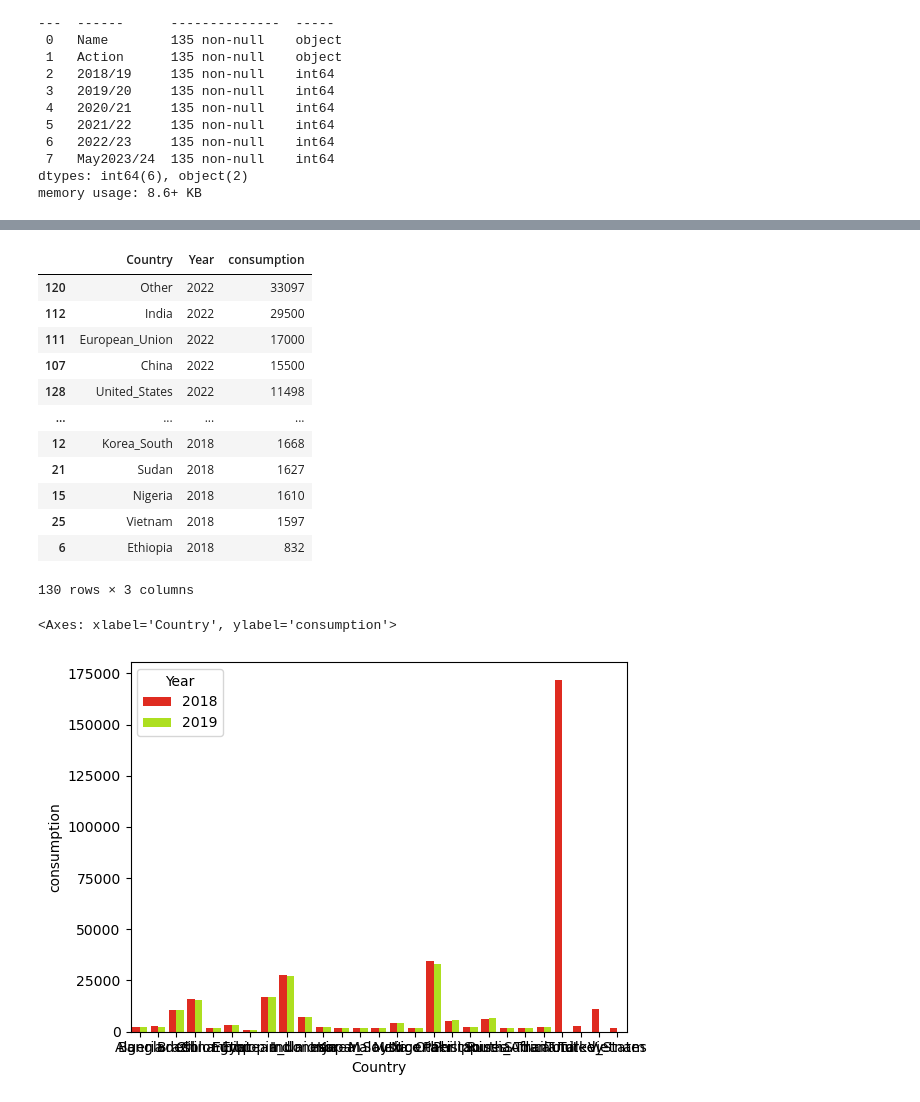
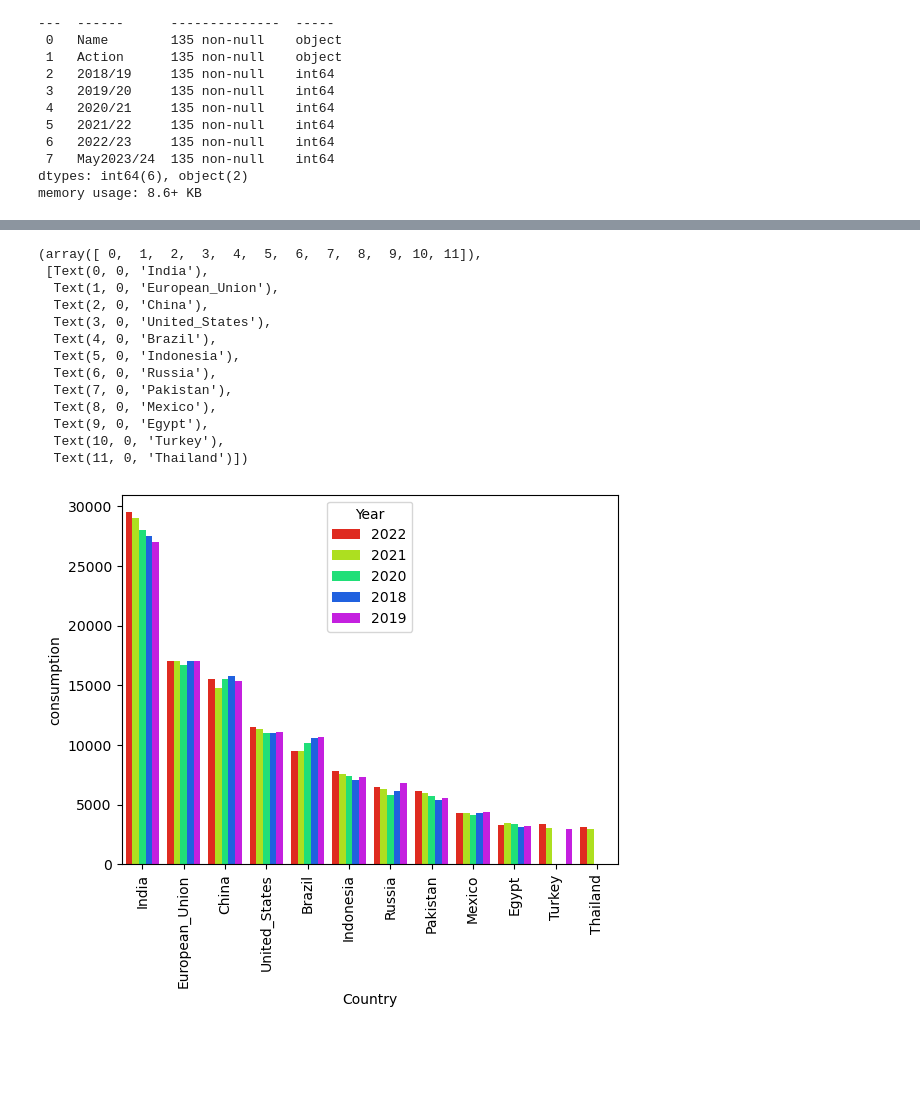
Before and after one commit to NajibAdan/world_sugar, a Jupyter notebook: eda.ipynb, the cells around one changed output, grey strips where cells are left out. Drawn from its saved outputs; the diff is of its cells as text; code cells hidden in the pictures; blank space fills up the shorter version.

```diff
--- a/eda.ipynb
+++ b/eda.ipynb
@@ -42,7 +42,7 @@ df.columns = ['Country','Action','2018','2019','2020','2021','2022']
 for action in action_list:
     temp_df = df[df['Action'] == action].copy()
     temp_df.drop('Action',inplace=True,axis=1)
-    temp_df = temp_df[(temp_df['Country']!='Total' ) and (df['Country']!='Other')]
+    temp_df = temp_df[(temp_df['Country']!='Total' ) & (df['Country']!='Other')]
     dummy_df.append(temp_df.melt(id_vars='Country',var_name='Year',value_name=action).reset_index(drop=True))
 consump_df, end_df, export_df, import_df, prod_df = dummy_df
 consump_df
@@ -51,22 +63,21 @@ ValueError: The truth value of a Series is ambiguous. Use a.empty, a.bool(), a.i
 # %%
-consump_df.sort_values(['Year','consumption'],ascending=False)
+consump_df = consump_df.sort_values(['consumption','Year'],ascending=[False,True])
+consump_df_2022 = consump_df[consump_df['Year']=='2022']
-# %% [output]
-|  | Country | Year | consumption |
-| 120 | Other | 2022 | 33097 |
-| 112 | India | 2022 | 29500 |
-| 111 | European_Union | 2022 | 17000 |
-| 107 | China | 2022 | 15500 |
-| 128 | United_States | 2022 | 11498 |
-| ... | ... | ... | ... |
-| 12 | Korea_South | 2018 | 1668 |
-| 21 | Sudan | 2018 | 1627 |
-| 15 | Nigeria | 2018 | 1610 |
-| 25 | Vietnam | 2018 | 1597 |
-| 6 | Ethiopia | 2018 | 832 |
-130 rows × 3 columns
 # %%
-sns.barplot(data=consump_df.head(50), x='Country', y = 'consumption',hue='Year',palette=sns.hls_palette(5, l=0.5, s=1))
-# y = ['2018/19','2019/20', '2020/21','2021/22','2022/23','May2023/24']
+sns.barplot(data=consump_df.head(55), x='Country', y = 'consumption',hue='Year',palette=sns.hls_palette(5, l=0.5, s=1))
+plt.xticks(rotation=90)
 # %% [output]
-<Axes: xlabel='Country', ylabel='consumption'>
+(array([ 0,  1,  2,  3,  4,  5,  6,  7,  8,  9, 10, 11]),
+ [Text(0, 0, 'India'),
+  Text(1, 0, 'European_Union'),
+  Text(2, 0, 'China'),
+  Text(3, 0, 'United_States'),
+  Text(4, 0, 'Brazil'),
+  Text(5, 0, 'Indonesia'),
+  Text(6, 0, 'Russia'),
+  Text(7, 0, 'Pakistan'),
+  Text(8, 0, 'Mexico'),
+  Text(9, 0, 'Egypt'),
+  Text(10, 0, 'Turkey'),
+  Text(11, 0, 'Thailand')])
-[figure, old version]
+[figure, new version]
```
Also changed, not shown: parts of 4 cells of this notebook.
